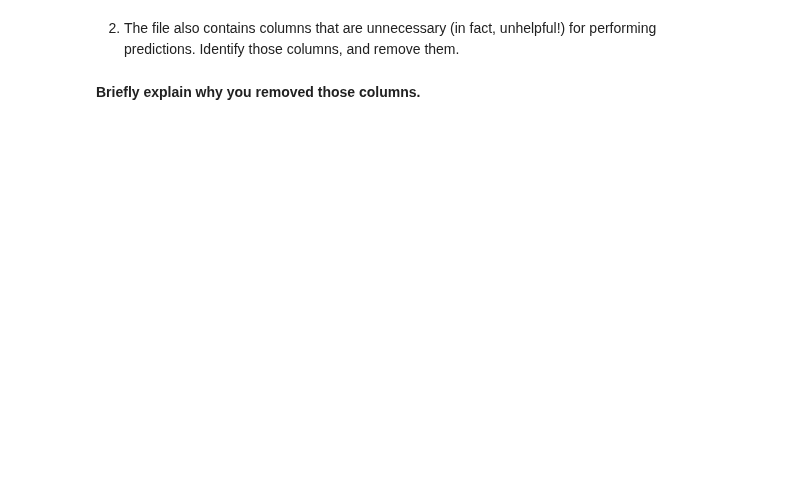
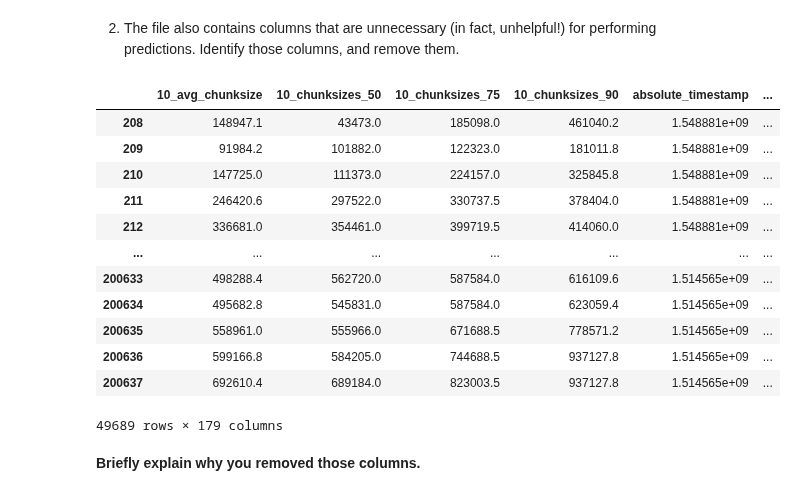
Before and after one commit to Ashy46/ml-for-systems-hws, a Jupyter notebook: assignment-1/1-Video-Quality-Inference.ipynb, the cells around one changed output. Cells and saved outputs as stored; diff of their text form; code cells hidden in the pictures; blank space fills up the shorter version.

```diff
--- a/assignment-1/1-Video-Quality-Inference.ipynb
+++ b/assignment-1/1-Video-Quality-Inference.ipynb
@@ -146,3 +193,14 @@ A smaller Netflix-only dataset (`data/netflix_dataset.pkl.xz`, 52,279 samples wi
 ### Load the File
 
 Load the video dataset pickle file.
+# %%
+df = pd.read_pickle('data/netflix_dataset.pkl.xz')
+
+# Hold out the Part 3 session so the model never sees it during training
+session = pd.read_pickle('data/netflix_session.pkl')
+held_out_id = session['session_id'].iloc[0]
+print('rows from held-out session:', (df['session_id'] == held_out_id).sum())
+df = df[df['session_id'] != held_out_id]
+
+print(df.shape)
+df.head()
@@ -153,4 +244,47 @@ Load the video dataset pickle file.
 # %% [markdown]
 2. The file also contains columns that are unnecessary (in fact, unhelpful!) for performing predictions. Identify those columns, and remove them.
+# %%
+# Can't basically use any like unvalid resolutiosn adn remove columsn not related to like ints or features we care about
+df.dtypes.value_counts()
+cols_to_remove = df.select_dtypes('object').columns
+
+# Remove text columns
+df = df.drop(columns=cols_to_remove)
+
+# Droppign columsn of not much value
+extra_stats = [
+    '10_chunksizes_50R', '10_chunksizes_75R', '10_chunksizes_85', '10_chunksizes_85R', '10_chunksizes_90R',
+    '10_max_chunksize', '10_min_chunksize', '10_std_chunksize',
+    'allprev_chunksizes_50R', 'allprev_chunksizes_75R', 'allprev_chunksizes_85', 'allprev_chunksizes_85R', 'allprev_chunksizes_90R',
+    'allprev_max_chunksize', 'allprev_min_chunksize', 'allprev_std_chunksize',
+    'down_chunk_iat_50R', 'down_chunk_iat_75R', 'down_chunk_iat_85', 'down_chunk_iat_85R', 'down_chunk_iat_90R',
+    'down_chunk_iat_max', 'down_chunk_iat_min', 'down_chunk_iat_std',
+    'up_chunk_iat_50R', 'up_chunk_iat_75R', 'up_chunk_iat_85', 'up_chunk_iat_85R', 'up_chunk_iat_90R',
+    'up_chunk_iat_max', 'up_chunk_iat_min', 'up_chunk_iat_std',
+    'all_prev_down_chunk_iat_50R', 'all_prev_down_chunk_iat_75R', 'all_prev_down_chunk_iat_85', 'all_prev_down_chunk_iat_85R', 'all_prev_down_chunk_iat_90R',
+    'all_prev_down_chunk_iat_max', 'all_prev_down_chunk_iat_min', 'all_prev_down_chunk_iat_std',
+    'all_prev_up_chunk_iat_50R', 'all_prev_up_chunk_iat_75R', 'all_prev_up_chunk_iat_85', 'all_prev_up_chunk_iat_85R', 'all_prev_up_chunk_iat_90R',
+    'all_prev_up_chunk_iat_max', 'all_prev_up_chunk_iat_min', 'all_prev_up_chunk_iat_std', 'access_50_perc', 'access_75_perc', 'access_avg', 'access_max', 'access_min',
+    'access_stddev', 'access_var', 'ads', 'userThroughput', 'userTwoRetransmit', 'userUrgFlags'
+]
+df = df.drop(columns=extra_stats)
+
+hurtful_columns = ['bitrate', 'bitrate_change', 'c_bitrate_switches', 'n_bitrate_switches', 'previous_bitrate', 'serverBitrateChange']
+
+df.drop(columns=hurtful_columns)
+# %% [output]
+|  | 10_avg_chunksize | 10_chunksizes_50 | 10_chunksizes_75 | 10_chunksizes_90 | absolute_timestamp | ... |
+| 208 | 148947.1 | 43473.0 | 185098.0 | 461040.2 | 1.548881e+09 | ... |
+| 209 | 91984.2 | 101882.0 | 122323.0 | 181011.8 | 1.548881e+09 | ... |
+| 210 | 147725.0 | 111373.0 | 224157.0 | 325845.8 | 1.548881e+09 | ... |
+| 211 | 246420.6 | 297522.0 | 330737.5 | 378404.0 | 1.548881e+09 | ... |
+| 212 | 336681.0 | 354461.0 | 399719.5 | 414060.0 | 1.548881e+09 | ... |
+| ... | ... | ... | ... | ... | ... | ... |
+| 200633 | 498288.4 | 562720.0 | 587584.0 | 616109.6 | 1.514565e+09 | ... |
+| 200634 | 495682.8 | 545831.0 | 587584.0 | 623059.4 | 1.514565e+09 | ... |
+| 200635 | 558961.0 | 555966.0 | 671688.5 | 778571.2 | 1.514565e+09 | ... |
+| 200636 | 599166.8 | 584205.0 | 744688.5 | 937127.8 | 1.514565e+09 | ... |
+| 200637 | 692610.4 | 689184.0 | 823003.5 | 937127.8 | 1.514565e+09 | ... |
+49689 rows × 179 columns
 # %% [markdown]
 **Briefly explain why you removed those columns.**
```
Also changed, not shown: parts of 11 cells of this notebook.
